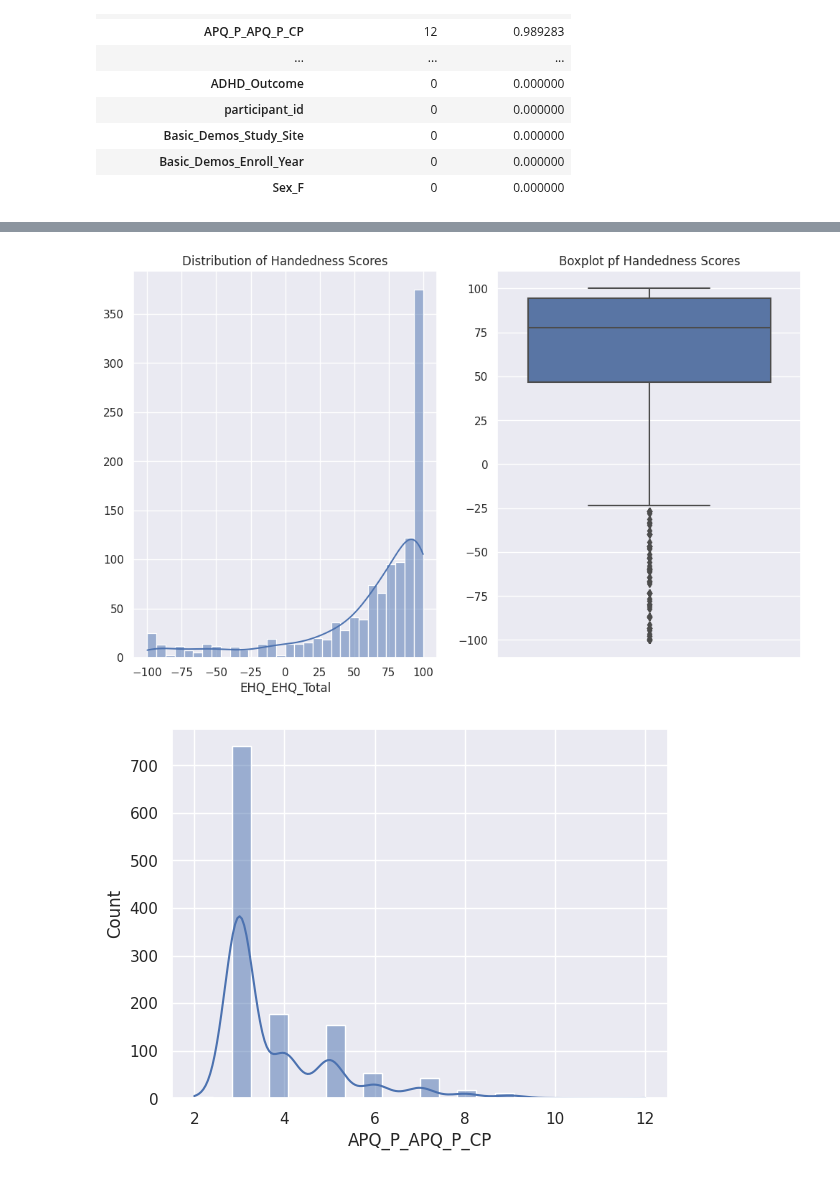
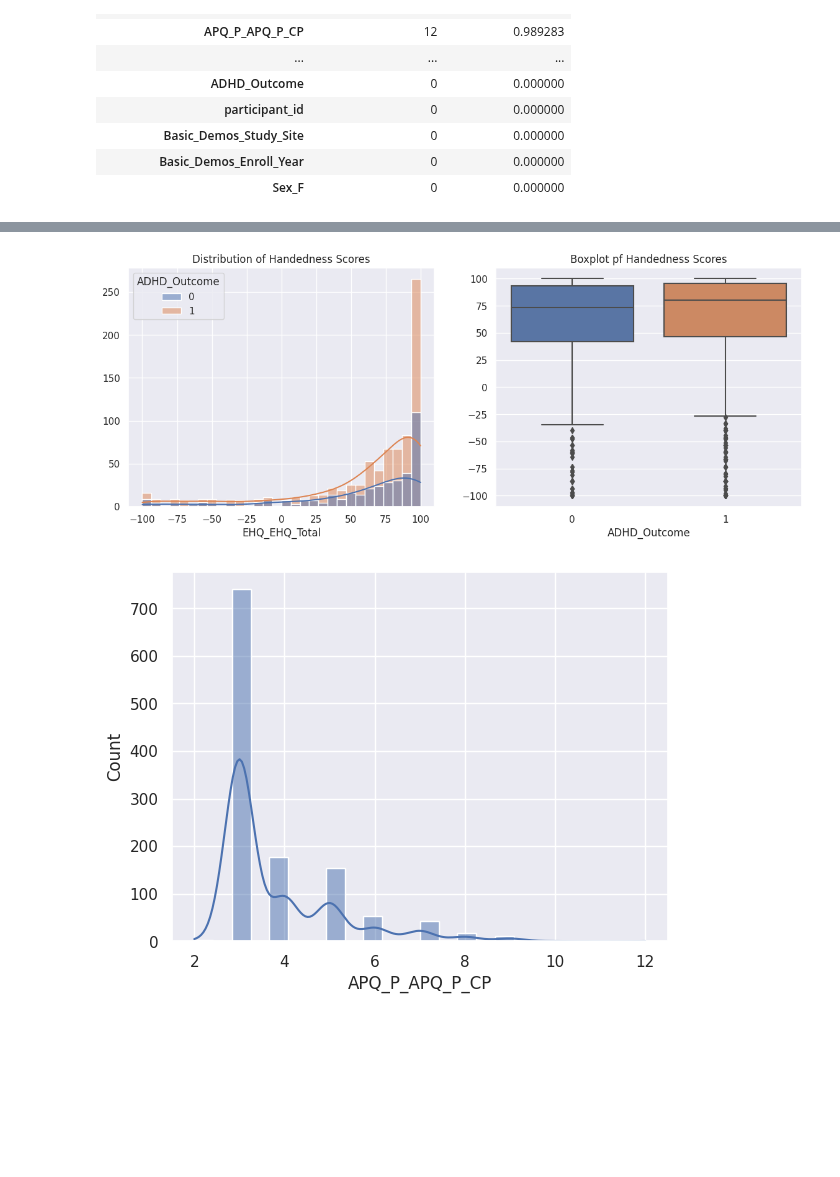
Before and after one commit to yigaai/Psycho_Neuro_ML_Project, a Jupyter notebook: understand-adhd.ipynb, the cells around one changed output, grey strips where cells are left out. Drawn from its saved outputs; the diff is of its cells as text; code cells hidden in the pictures; blank space fills up the shorter version.

Commit message:
Kaggle Notebook | Understand_ADHD | Understand_ADHD

```diff
--- a/understand-adhd.ipynb
+++ b/understand-adhd.ipynb
@@ -203,28 +235,30 @@ missing.style.background_gradient('magma')
 # %%
 fig, (ax1, ax2) = plt.subplots(1, 2,
-                               figsize=(12, 7))
+                               figsize=(14, 5))
 
 sns.histplot(data = df,
              x = 'EHQ_EHQ_Total',
              bins=30,
              kde=True,
+             hue='ADHD_Outcome',
              ax = ax1)
 
 ax1.set_title('Distribution of Handedness Scores')
 ax1.set_ylabel('')
 
 
 sns.boxplot(data=df,
+            x='ADHD_Outcome',
             y='EHQ_EHQ_Total',
             ax=ax2)
 
 ax2.set_title('Boxplot pf Handedness Scores')
 ax2.set_ylabel('')
 
 
 plt.show()
 # %% [output]
-[figure, old version]
+[figure, new version]
 # %%
 cols_APQ = ['APQ_P_APQ_P_CP', 'APQ_P_APQ_P_ID', 'APQ_P_APQ_P_INV', 'APQ_P_APQ_P_PM', 'APQ_P_APQ_P_PP']
 
```
Also changed, not shown: parts of 11 cells of this notebook.
